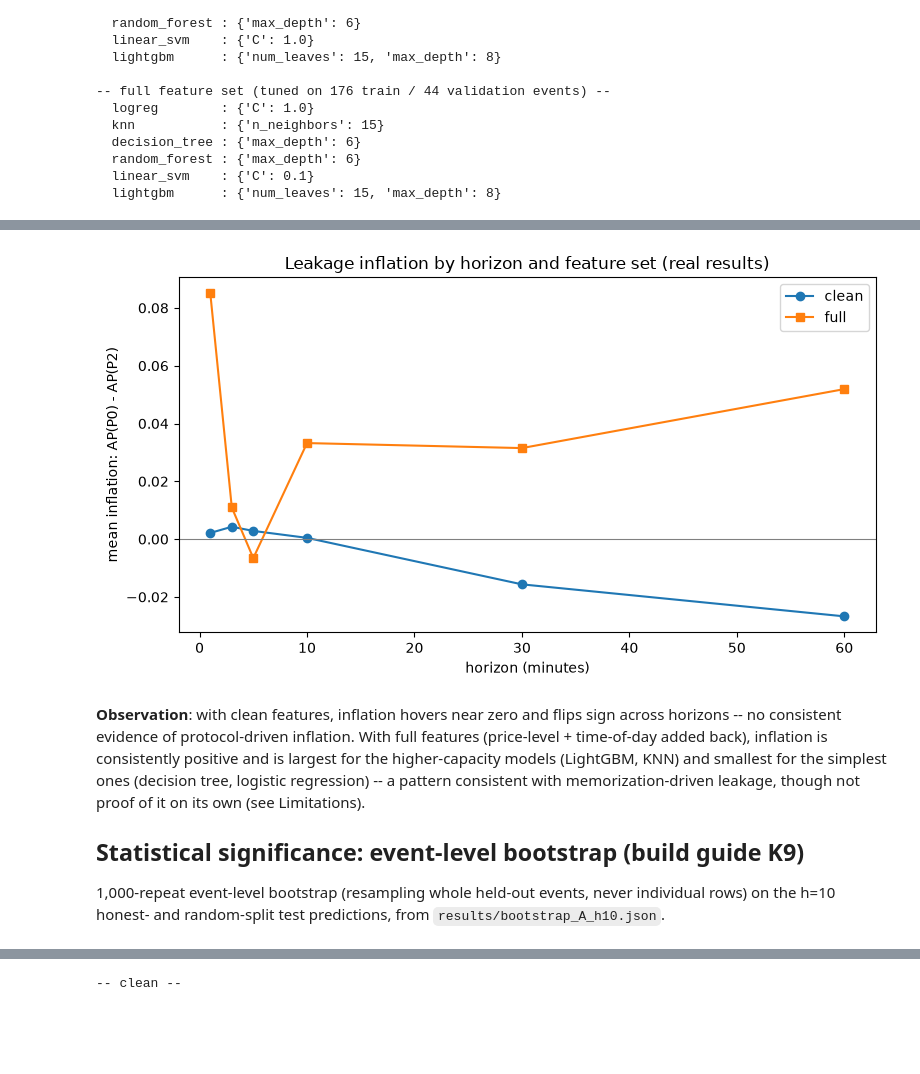
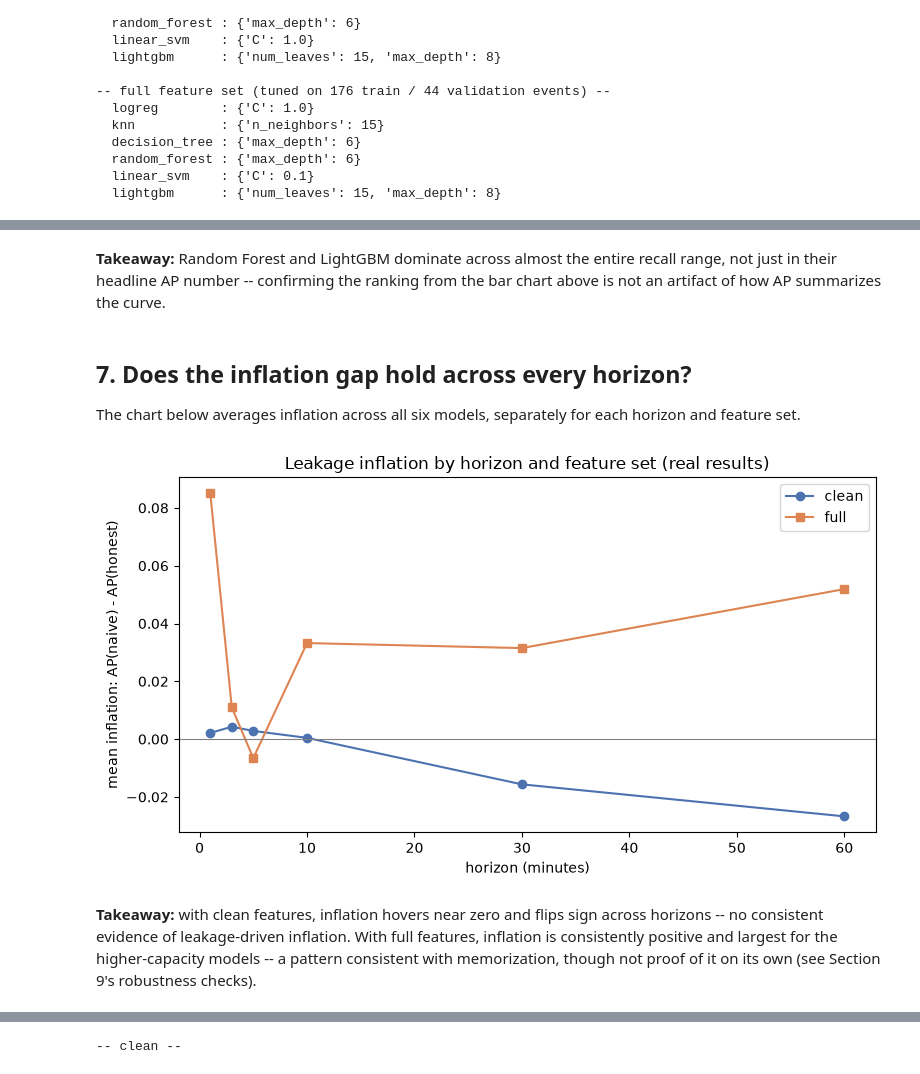
Before and after one commit to aveek-b/Pump-Radar, a Jupyter notebook: notebooks/KD_pumpradar_complete.ipynb, the cells around one changed output, grey strips where cells are left out. Saved outputs shown, nothing was run; the diff lists cells and outputs as text; code cells hidden in the pictures; blank space fills up the shorter version.

```diff
--- a/notebooks/KD_pumpradar_complete.ipynb
+++ b/notebooks/KD_pumpradar_complete.ipynb
@@ -110,10 +281,10 @@ positives per horizon (count, prevalence):
 fig, ax = plt.subplots(figsize=(7, 4))
 horizons = list(exp_a.HORIZONS_MIN)
 prevalence = [summary["positives_per_horizon"][f"y_{h}"] / summary["n_rows"] for h in horizons]
-ax.bar([str(h) for h in horizons], prevalence, color="#4C72B0")
+ax.bar([str(h) for h in horizons], prevalence, color=PALETTE["honest"])
 ax.set_xlabel("horizon (minutes before onset)")
 ax.set_ylabel("positive rate (prevalence)")
-ax.set_title("Class balance per horizon -- real counts, Experiment A")
+ax.set_title("Class balance per horizon (real counts)")
 plt.tight_layout()
 plt.savefig(PROJECT_ROOT / "results" / "figures" / "prevalence_by_horizon.png", dpi=120)
 plt.show()
@@ -214,14 +398,14 @@ records = records[records["model"].notna()].copy()
 print("=== h=10, clean feature set ===")
 pivot_clean = records[(records.horizon_min == 10) & (records.feature_set == "clean")] \
     .pivot(index="model", columns="protocol", values="ap")
-pivot_clean["inflation (P0 - P2)"] = pivot_clean["random_P0"] - pivot_clean["honest_P2"]
-display(pivot_clean.round(4).sort_values("inflation (P0 - P2)", ascending=False))
+pivot_clean["inflation (naive - honest)"] = pivot_clean["random_P0"] - pivot_clean["honest_P2"]
+display(pivot_clean.round(4).sort_values("inflation (naive - honest)", ascending=False))
 
 print()
 print("=== h=10, full feature set ===")
 pivot_full = records[(records.horizon_min == 10) & (records.feature_set == "full")] \
     .pivot(index="model", columns="protocol", values="ap")
-pivot_full["inflation (P0 - P2)"] = pivot_full["random_P0"] - pivot_full["honest_P2"]
-display(pivot_full.round(4).sort_values("inflation (P0 - P2)", ascending=False))
+pivot_full["inflation (naive - honest)"] = pivot_full["random_P0"] - pivot_full["honest_P2"]
+display(pivot_full.round(4).sort_values("inflation (naive - honest)", ascending=False))
 # %% [output]
 === h=10, clean feature set ===
@@ -244,0 +434,17 @@ display(pivot_full.round(4).sort_values("inflation (P0 - P2)", ascending=False))
+# %%
+# Draw one bar-chart panel per feature set: each model gets two bars
+# (honest split vs. naive split), so the inflation gap is visible directly.
+fig, axes = plt.subplots(1, 2, figsize=(13, 5), sharey=False)
+for ax, (feature_set, pivot) in zip(axes, [("clean", pivot_clean), ("full", pivot_full)]):
+    models = pivot.index.tolist()
+    x = np.arange(len(models))
+    width = 0.38
+    ax.bar(x - width / 2, pivot["honest_P2"], width, label="honest split", color=PALETTE["honest"])
+    ax.bar(x + width / 2, pivot["random_P0"], width, label="naive split", color=PALETTE["random"])
+    ax.set_xticks(x)
+    ax.set_xticklabels(models, rotation=30, ha="right")
+    ax.set_ylabel("average precision (AP)")
+    ax.set_title(f"{feature_set} features, h=10")
+    ax.legend()
+plt.tight_layout()
+plt.show()
@@ -245,32 +487,35 @@ display(pivot_full.round(4).sort_values("inflation (P0 - P2)", ascending=False))
+# %% [markdown]
+**Takeaway:** Random Forest and LightGBM dominate across almost the entire
+recall range, not just in their headline AP number -- confirming the
+ranking from the bar chart above is not an artifact of how AP summarizes
+the curve.
+# %% [markdown]
+## 7. Does the inflation gap hold across every horizon?
+
+The chart below averages inflation across all six models, separately for
+each horizon and feature set.
 # %%
 fig, ax = plt.subplots(figsize=(8, 4.5))
-for feature_set, marker in (("clean", "o"), ("full", "s")):
+for feature_set, marker, color in (("clean", "o", PALETTE["honest"]), ("full", "s", PALETTE["random"])):
     sub = records[records.feature_set == feature_set]
     mean_infl = (
         sub.pivot_table(index="horizon_min", columns="protocol", values="ap", aggfunc="mean")
         .assign(inflation=lambda d: d["random_P0"] - d["honest_P2"])
     )
-    ax.plot(mean_infl.index, mean_infl["inflation"], marker=marker, label=feature_set)
+    ax.plot(mean_infl.index, mean_infl["inflation"], marker=marker, label=feature_set, color=color)
 ax.axhline(0, color="gray", linewidth=0.8)
 ax.set_xlabel("horizon (minutes)")
-ax.set_ylabel("mean inflation: AP(P0) - AP(P2)")
+ax.set_ylabel("mean inflation: AP(naive) - AP(honest)")
 ax.set_title("Leakage inflation by horizon and feature set (real results)")
 ax.legend()
 plt.tight_layout()
 plt.savefig(PROJECT_ROOT / "results" / "figures" / "inflation_by_horizon.png", dpi=120)
 plt.show()
 # %% [output]
-[figure, old version]
+[figure, new version]
 # %% [markdown]
-**Observation**: with clean features, inflation hovers near zero and flips sign
-across horizons -- no consistent evidence of protocol-driven inflation. With full
-features (price-level + time-of-day added back), inflation is consistently positive
-and is largest for the higher-capacity models (LightGBM, KNN) and smallest for the
-simplest ones (decision tree, logistic regression) -- a pattern consistent with
-memorization-driven leakage, though not proof of it on its own (see Limitations).
-
-## Statistical significance: event-level bootstrap (build guide K9)
-
-1,000-repeat event-level bootstrap (resampling whole held-out events, never individual
-rows) on the h=10 honest- and random-split test predictions, from
-`results/bootstrap_A_h10.json`.
+**Takeaway:** with clean features, inflation hovers near zero and flips sign
+across horizons -- no consistent evidence of leakage-driven inflation. With
+full features, inflation is consistently positive and largest for the
+higher-capacity models -- a pattern consistent with memorization, though not
+proof of it on its own (see Section 9's robustness checks).
```
Also changed, not shown: parts of 64 cells of this notebook, 3 other files.
